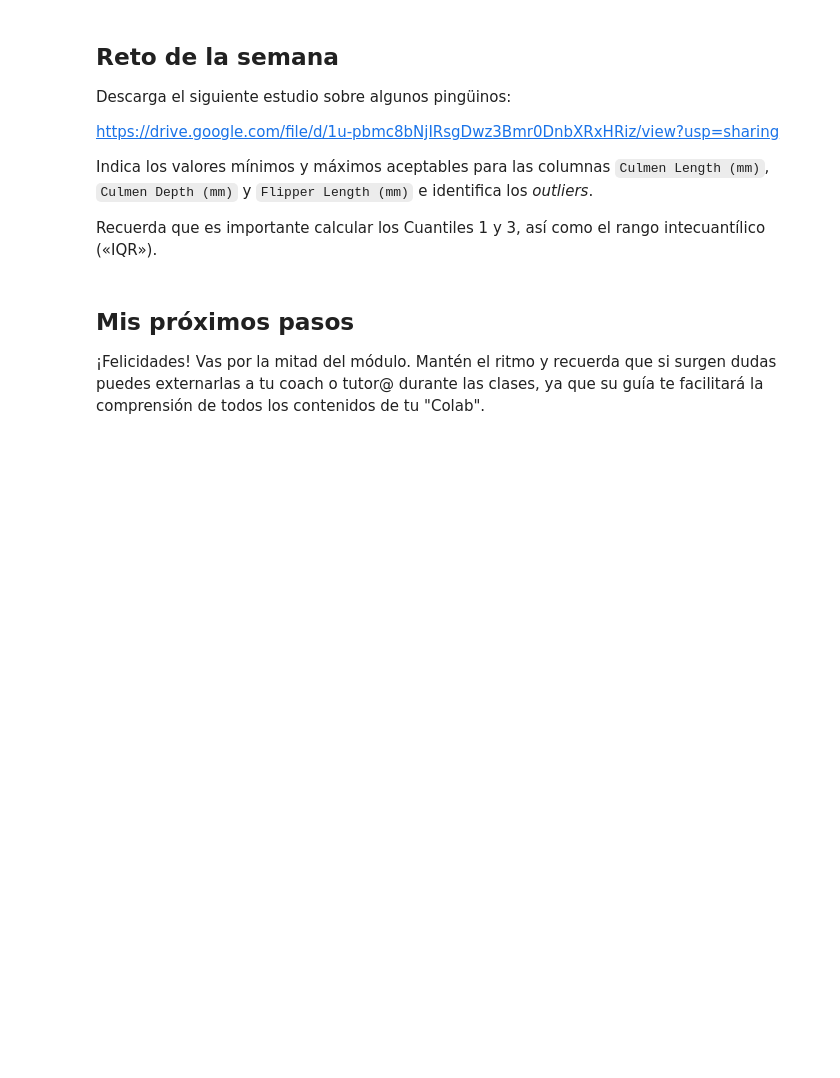
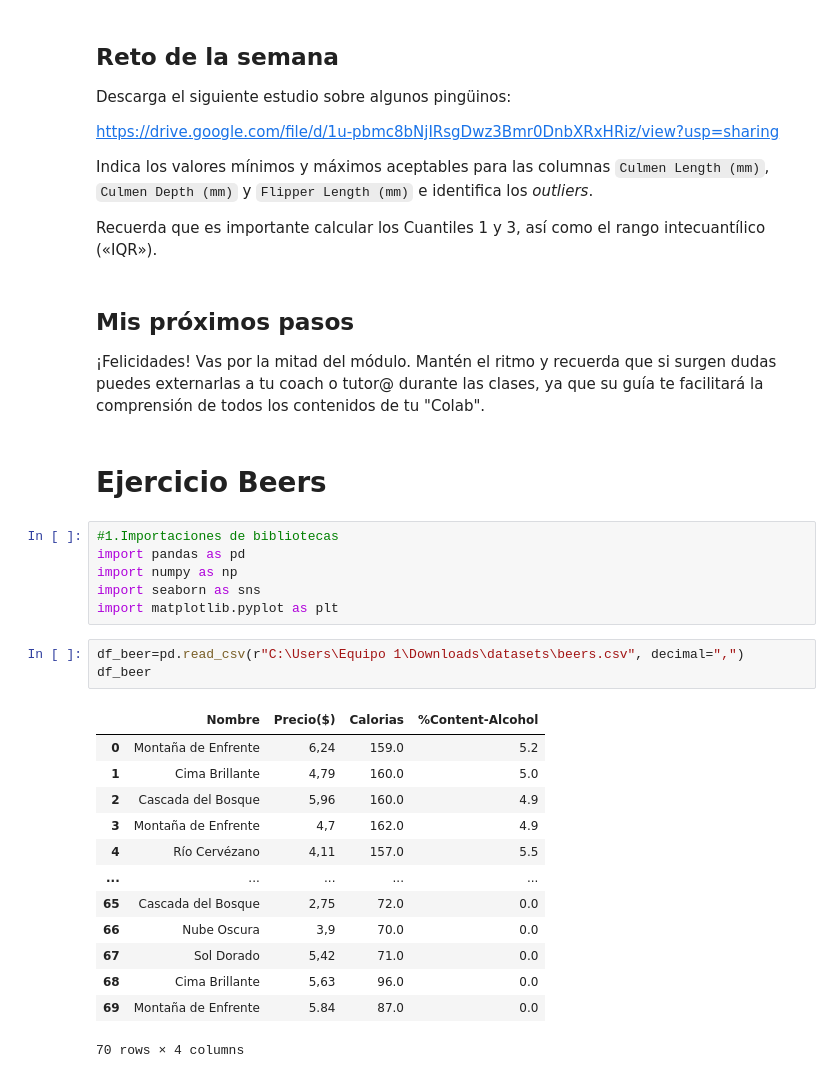
Before and after one commit to ingridsfd/preworks-data-science-ucamp, a Jupyter notebook: M2/Ingrid_M2S6_Limpieza_de_Datos.ipynb, the cells around one changed output. Drawn from its saved outputs; the diff is of its cells as text; blank space fills up the shorter version.

```diff
--- a/M2/Ingrid_M2S6_Limpieza_de_Datos.ipynb
+++ b/M2/Ingrid_M2S6_Limpieza_de_Datos.ipynb
@@ -633,3 +657,28 @@ Recuerda que es importante calcular los Cuantiles 1 y 3, así como el rango inte
 
 ¡Felicidades!
 Vas por la mitad del módulo. Mantén el ritmo y recuerda que si surgen dudas puedes externarlas a tu coach o tutor@ durante las clases, ya que su guía te facilitará la comprensión de todos los contenidos de tu "Colab".
+# %% [markdown]
+# Ejercicio Beers
+# %%
+#1.Importaciones de bibliotecas
+import pandas as pd
+import numpy as np
+import seaborn as sns
+import matplotlib.pyplot as plt
+# %%
+df_beer=pd.read_csv(r"C:\Users\Equipo 1\Downloads\datasets\beers.csv", decimal=",")
+df_beer
+# %% [output]
+|  | Nombre | Precio($) | Calorias | %Content-Alcohol |
+| 0 | Montaña de Enfrente | 6,24 | 159.0 | 5.2 |
+| 1 | Cima Brillante | 4,79 | 160.0 | 5.0 |
+| 2 | Cascada del Bosque | 5,96 | 160.0 | 4.9 |
+| 3 | Montaña de Enfrente | 4,7 | 162.0 | 4.9 |
+| 4 | Río Cervézano | 4,11 | 157.0 | 5.5 |
+| ... | ... | ... | ... | ... |
+| 65 | Cascada del Bosque | 2,75 | 72.0 | 0.0 |
+| 66 | Nube Oscura | 3,9 | 70.0 | 0.0 |
+| 67 | Sol Dorado | 5,42 | 71.0 | 0.0 |
+| 68 | Cima Brillante | 5,63 | 96.0 | 0.0 |
+| 69 | Montaña de Enfrente | 5.84 | 87.0 | 0.0 |
+70 rows × 4 columns
```
Also changed, not shown: parts of 16 cells of this notebook.
